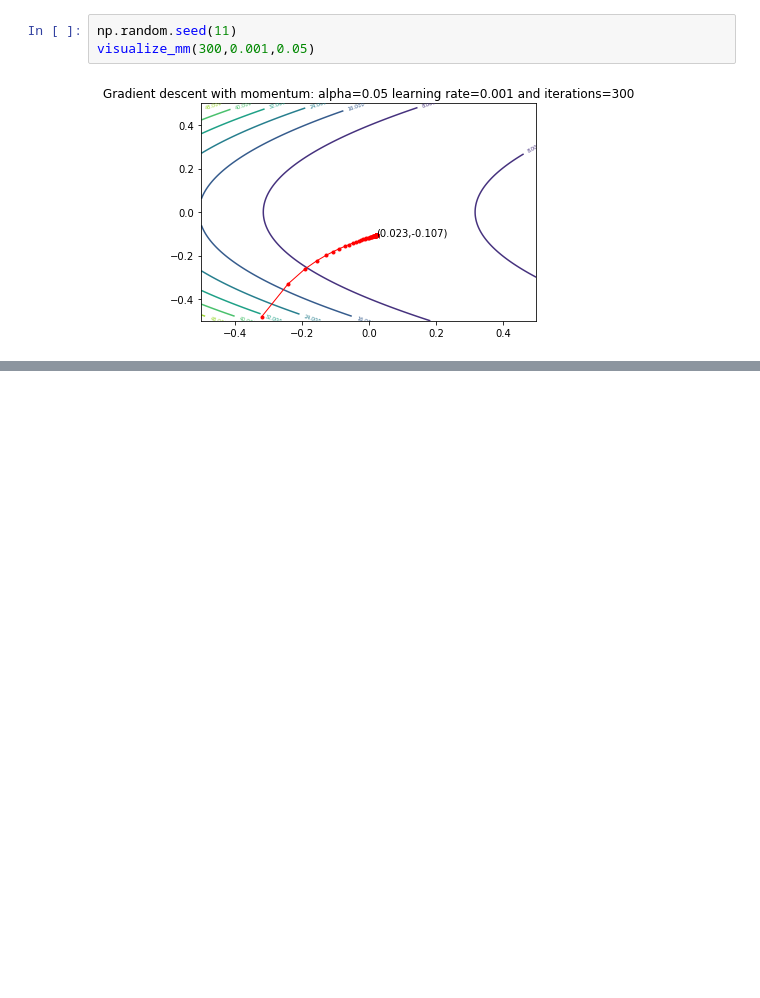
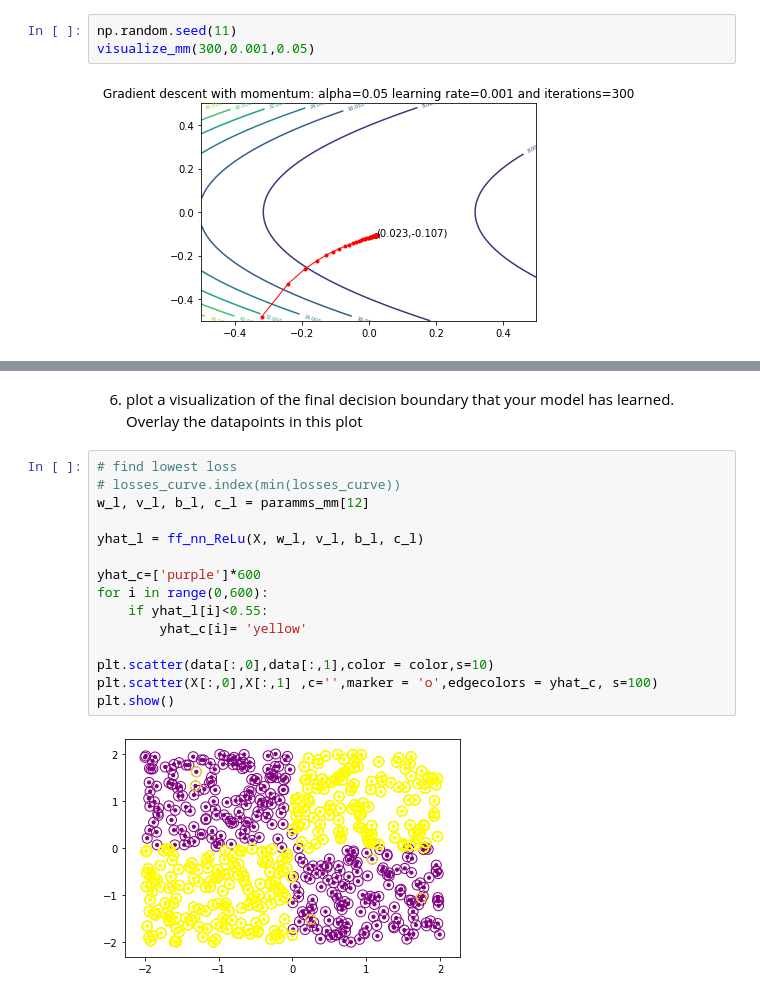
Before and after one commit to Butterflyer043/DL-NN, a Jupyter notebook: Assignment/HW2.ipynb, the cells around one changed output, grey strips where cells are left out. Drawn from its saved outputs; the diff is of its cells as text; blank space fills up the shorter version.

```diff
--- a/Assignment/HW2.ipynb
+++ b/Assignment/HW2.ipynb
@@ -215,0 +359,19 @@ $$L=-ylog(\hat y)-(1-y)log(1-\hat y)$$
+# %% [markdown]
+6. plot a visualization of the final decision boundary that your model has learned. Overlay the datapoints in this plot
+# %%
+# find lowest loss
+# losses_curve.index(min(losses_curve))
+w_l, v_l, b_l, c_l = paramms_mm[12]
+
+yhat_l = ff_nn_ReLu(X, w_l, v_l, b_l, c_l)
+
+yhat_c=['purple']*600
+for i in range(0,600):
+    if yhat_l[i]<0.55:
+        yhat_c[i]= 'yellow'
+
+plt.scatter(data[:,0],data[:,1],color = color,s=10)
+plt.scatter(X[:,0],X[:,1] ,c='',marker = 'o',edgecolors = yhat_c, s=100)
+plt.show()
+# %% [output]
+[figure, added]
```
Also changed, not shown: parts of 13 cells of this notebook.
